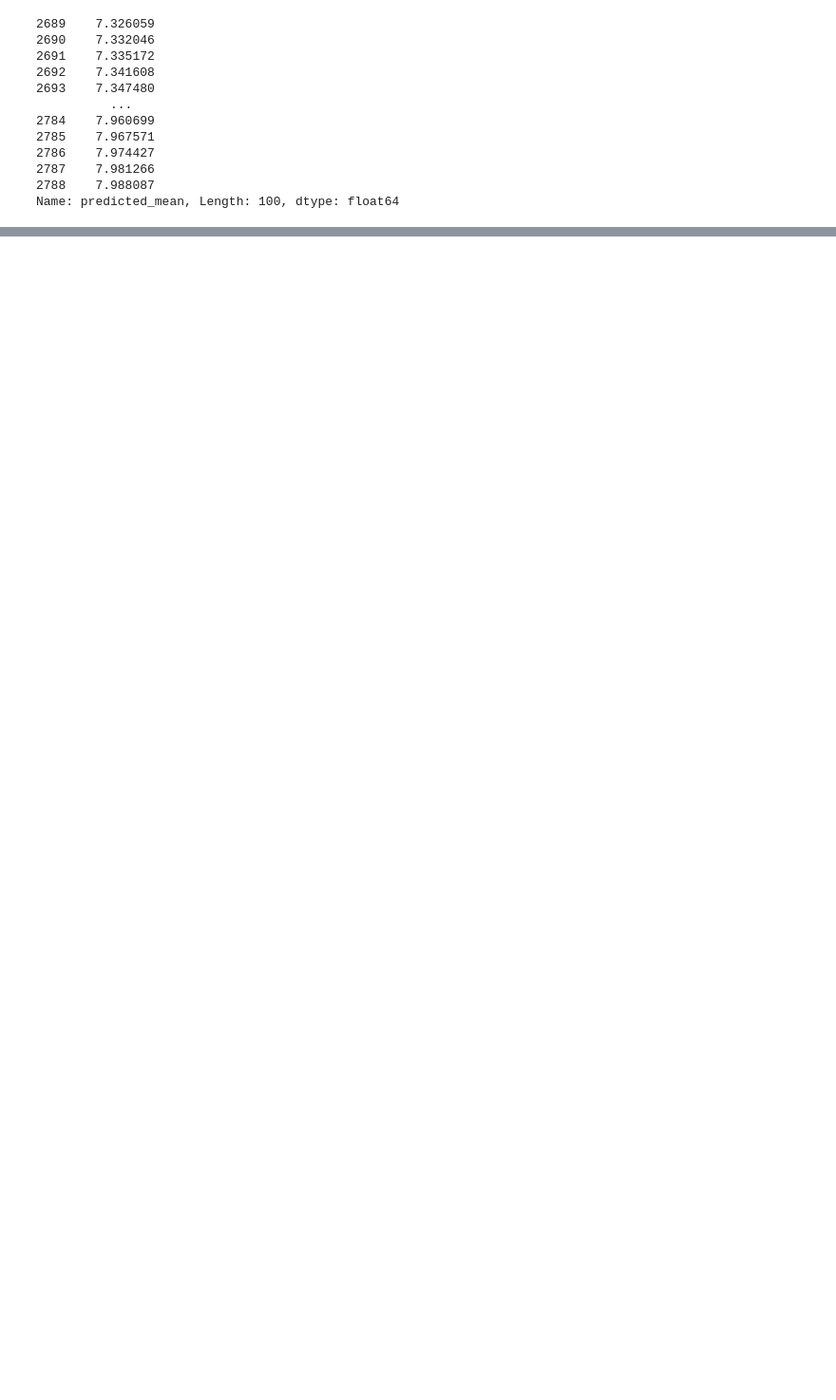
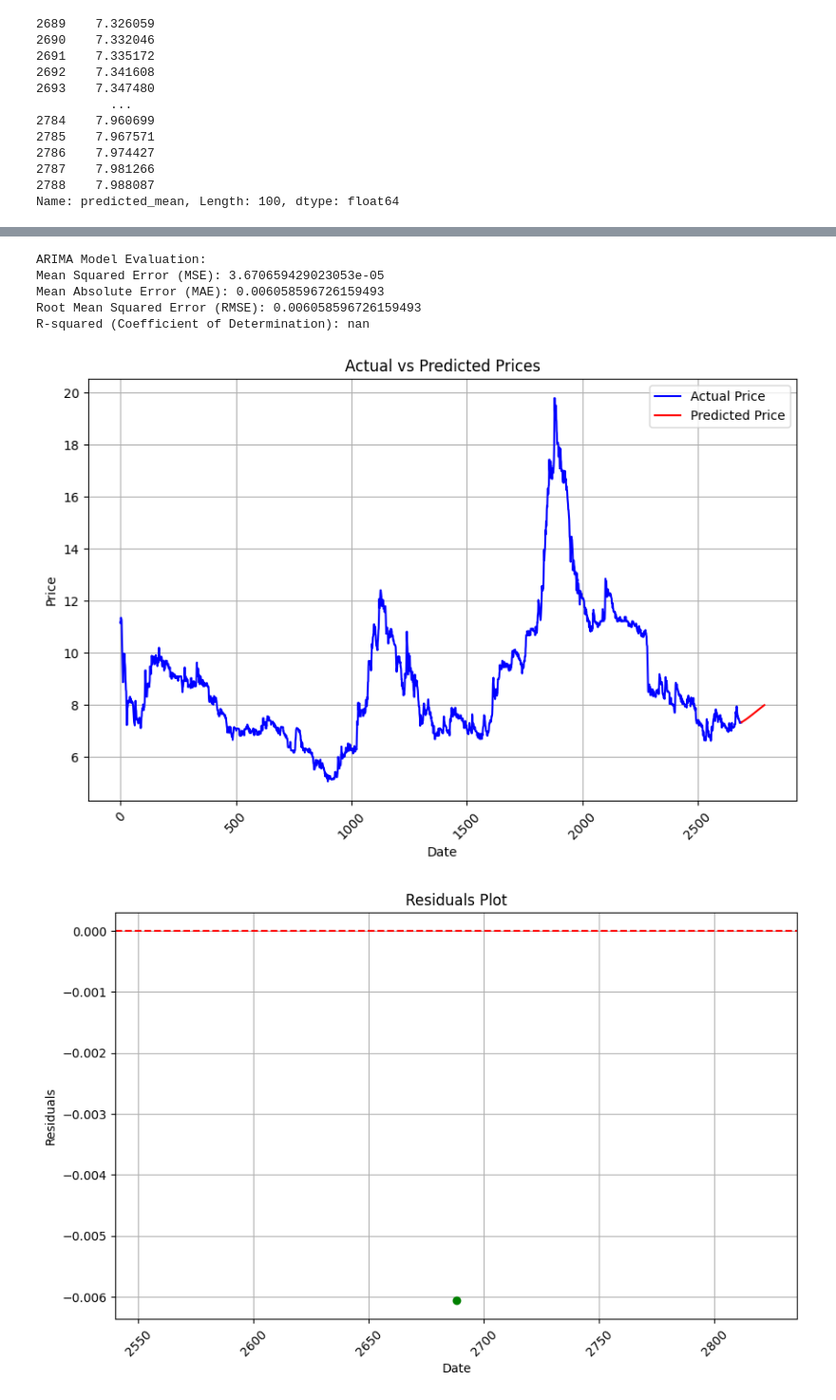
Before and after one commit to Idriss-Chefai/TunisianStockPrediction, a Jupyter notebook: ArimaModel.ipynb, the cells around one changed output, grey strips where cells are left out. Shown: that part at 95% size. Drawn from its saved outputs; the diff is of its cells as text; code cells hidden in the pictures; blank space fills up the shorter version.

Commit message:
Added Evaluation

```diff
--- a/ArimaModel.ipynb
+++ b/ArimaModel.ipynb
@@ -148,0 +149,66 @@ print(f"The predicted price for tomorrow :" , predicted_price)
+# %%
+import numpy as np
+from sklearn.metrics import mean_squared_error, mean_absolute_error, r2_score
+import matplotlib.pyplot as plt
+
+# Function to calculate evaluation metrics
+def evaluate_arima(y_true, y_pred):
+    mse = mean_squared_error(y_true, y_pred)
+    mae = mean_absolute_error(y_true, y_pred)
+    rmse = np.sqrt(mse)
+    r2 = r2_score(y_true, y_pred)
+    return mse, mae, rmse, r2
+
+# Function to plot actual vs predicted values
+def plot_actual_vs_predicted(y_true, y_pred):
+    plt.figure(figsize=(10, 6))
+    plt.plot(y_true.index, y_true, label='Actual Price', color='blue')
+    plt.plot(y_pred.index, y_pred, label='Predicted Price', color='red')
+    plt.title('Actual vs Predicted Prices')
+    plt.xlabel('Date')
+    plt.ylabel('Price')
+    plt.xticks(rotation=45)
+    plt.legend()
+    plt.grid(True)
+    plt.show()
+
+def plot_residuals(y_true, y_pred):
+    residuals = y_true.values[-1] - y_pred
+    plt.figure(figsize=(10, 6))
+    plt.plot([y_true.index[-1]], [residuals], color='green', marker='o')
+    plt.axhline(y=0, color='red', linestyle='--')
+    plt.title('Residuals Plot')
+    plt.xlabel('Date')
+    plt.ylabel('Residuals')
+    plt.xticks(rotation=45)
+    plt.grid(True)
+    plt.show()
+
+
+
+# Extracting the actual and predicted values for the next day
+y_true_next_day = bna_data['Adj_Close'].iloc[-1]  # Actual value for the next day
+y_pred_arima_next_day = next_day_price.values[0]  # Predicted value for the next day
+
+# Evaluate ARIMA model
+mse_arima, mae_arima, rmse_arima, r2_arima = evaluate_arima(np.array([y_true_next_day]), np.array([y_pred_arima_next_day]))
+print("ARIMA Model Evaluation:")
+print("Mean Squared Error (MSE):", mse_arima)
+print("Mean Absolute Error (MAE):", mae_arima)
+print("Root Mean Squared Error (RMSE):", rmse_arima)
+print("R-squared (Coefficient of Determination):", r2_arima)
+
+
+# Plot actual vs predicted values for ARIMA
+plot_actual_vs_predicted(y_true, y_pred_arima)
+
+# Plot residuals for ARIMA
+plot_residuals(y_true, y_pred_arima_next_day)
+# %% [output]
+ARIMA Model Evaluation:
+Mean Squared Error (MSE): 3.670659429023053e-05
+Mean Absolute Error (MAE): 0.006058596726159493
+Root Mean Squared Error (RMSE): 0.006058596726159493
+R-squared (Coefficient of Determination): nan
+[figure, added]
+[figure, added]
```
Also changed, not shown: parts of 2 cells of this notebook, 7 other files.
